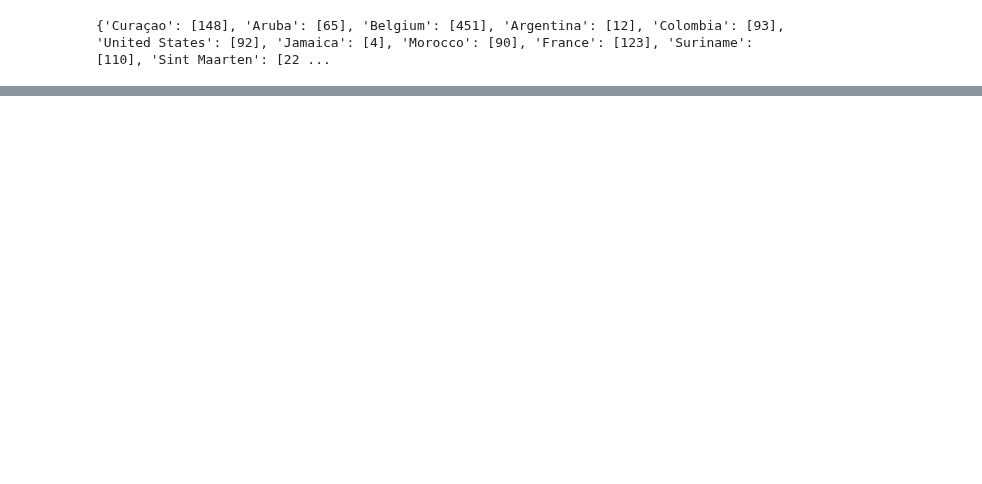
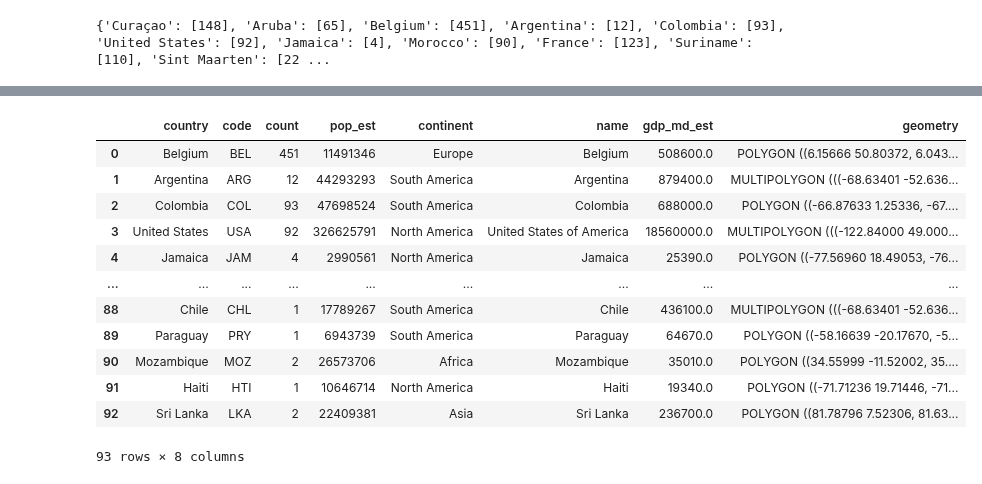
Before and after one commit to bloemetjesgordijn/Master-thesis, a Jupyter notebook: Results & Visualization.ipynb, the cells around one changed output, grey strips where cells are left out. Saved outputs shown, nothing was run; the diff lists cells and outputs as text; code cells hidden in the pictures; blank space fills up the shorter version.

```diff
--- a/Results & Visualization.ipynb
+++ b/Results & Visualization.ipynb
@@ -190,0 +220,16 @@ fig.show()
+# %%
+merged
+# %% [output]
+|  | country | code | count | pop_est | continent | name | gdp_md_est | geometry |
+| 0 | Belgium | BEL | 451 | 11491346 | Europe | Belgium | 508600.0 | POLYGON ((6.15666 50.80372, 6.043... |
+| 1 | Argentina | ARG | 12 | 44293293 | South America | Argentina | 879400.0 | MULTIPOLYGON (((-68.63401 -52.636... |
+| 2 | Colombia | COL | 93 | 47698524 | South America | Colombia | 688000.0 | POLYGON ((-66.87633 1.25336, -67.... |
+| 3 | United States | USA | 92 | 326625791 | North America | United States of America | 18560000.0 | MULTIPOLYGON (((-122.84000 49.000... |
+| 4 | Jamaica | JAM | 4 | 2990561 | North America | Jamaica | 25390.0 | POLYGON ((-77.56960 18.49053, -76... |
+| ... | ... | ... | ... | ... | ... | ... | ... | ... |
+| 88 | Chile | CHL | 1 | 17789267 | South America | Chile | 436100.0 | MULTIPOLYGON (((-68.63401 -52.636... |
+| 89 | Paraguay | PRY | 1 | 6943739 | South America | Paraguay | 64670.0 | POLYGON ((-58.16639 -20.17670, -5... |
+| 90 | Mozambique | MOZ | 2 | 26573706 | Africa | Mozambique | 35010.0 | POLYGON ((34.55999 -11.52002, 35.... |
+| 91 | Haiti | HTI | 1 | 10646714 | North America | Haiti | 19340.0 | POLYGON ((-71.71236 19.71446, -71... |
+| 92 | Sri Lanka | LKA | 2 | 22409381 | Asia | Sri Lanka | 236700.0 | POLYGON ((81.78796 7.52306, 81.63... |
+93 rows × 8 columns
```
Also changed, not shown: parts of 15 cells of this notebook, 1 other file.
